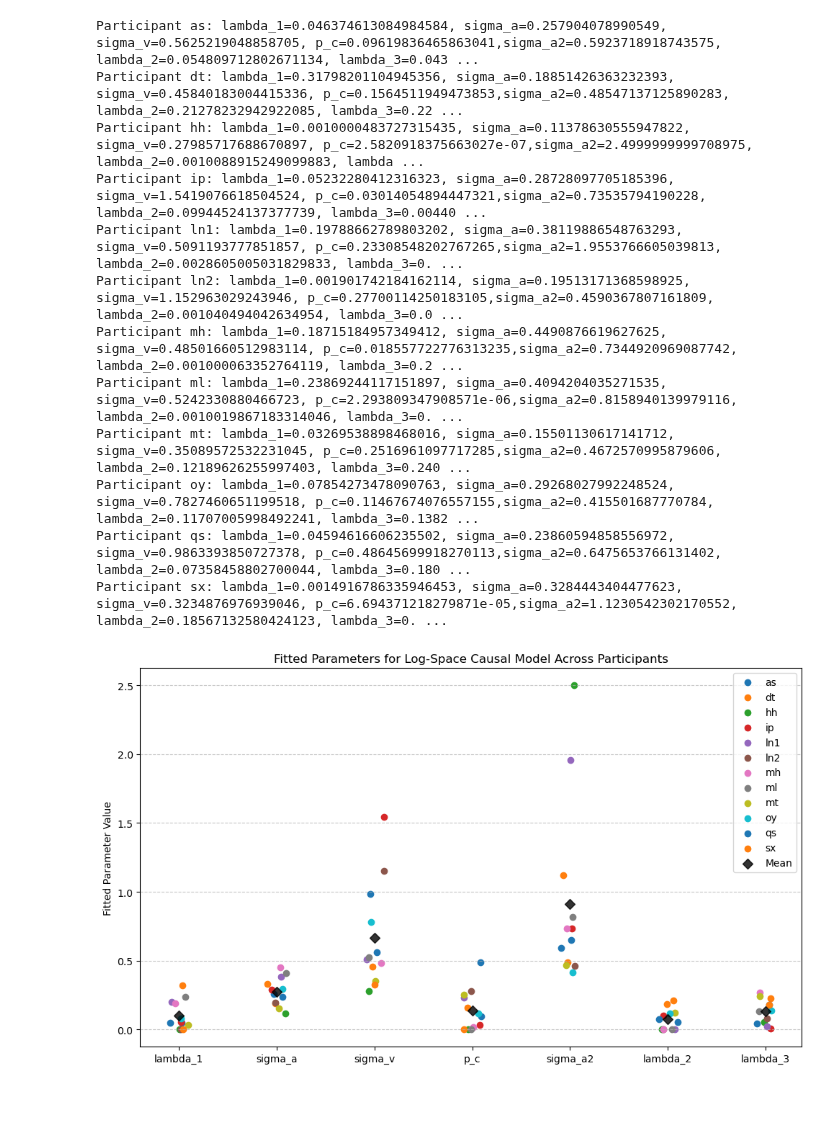
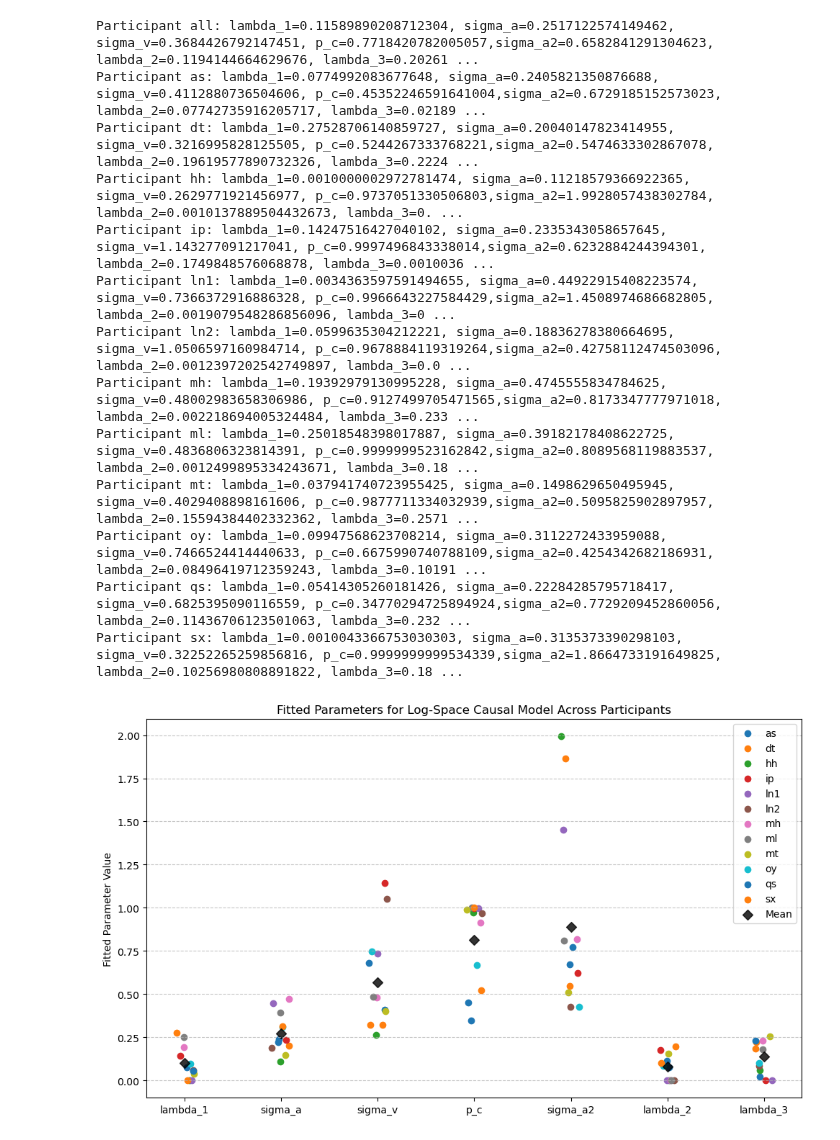
Before and after one commit to omeryildiran/av-dur-estimation, a Jupyter notebook: modelComparisonTable.ipynb, the cells around one changed output. Saved outputs shown, nothing was run; the diff lists cells and outputs as text; code cells hidden in the pictures; blank space fills up the shorter version.

```diff
--- a/modelComparisonTable.ipynb
+++ b/modelComparisonTable.ipynb
@@ -22,7 +22,7 @@ def load_all_model_results():
 
     for file_path in json_files:
         # if in filename "all_all", skip
-        if "all" in os.path.basename(file_path):
+        if "alls" in os.path.basename(file_path):
             continue
         try:
             with open(file_path, 'r') as f:
@@ -714,44 +745,45 @@ def plot_parameter_fits(df_results,model_name='Log-Space Causal'):
     parameters = ['lambda_1', 'sigma_a', 'sigma_v', 'p_c', 'sigma_a2', 'lambda_2', 'lambda_3']
     x_positions = np.arange(len(parameters))
     for pid in participantIDs:
         if pid=='all':
             # color='red'
             # fits = paramFits[pid]
             # y_values = [fits[param] for param in parameters]
             # plt.scatter(x_positions, y_values, label=pid, color=color, s=100, edgecolor='red')
             continue
         fits = paramFits[pid]
         y_values = [fits[param] for param in parameters]
         # Add jitter to x positions
         jitter = np.random.uniform(-0.1, 0.1, size=len(parameters))
         plt.scatter(x_positions + jitter, y_values, label=pid)
 
     # Add mean markers for each parameter
     for i, param in enumerate(parameters):
         mean_value = np.mean([paramFits[pid][param] for pid in participantIDs])
         plt.scatter(i, mean_value, color='black', marker='D', s=50, alpha=0.8,label='Mean' if i == 0 else "")
 
     plt.xticks(x_positions, parameters)
     plt.ylabel('Fitted Parameter Value')
     plt.title('Fitted Parameters for Log-Space Causal Model Across Participants')
     plt.legend()
     plt.grid(axis='y', linestyle='--', alpha=0.7)
     plt.tight_layout()
     plt.show()
 
 
-plot_parameter_fits(df_results,model_name='prob-Matching-Log')
+plot_parameter_fits(df_results,model_name='Log-Space Causal')
 # %% [output]
-Participant as: lambda_1=0.046374613084984584, sigma_a=0.257904078990549, sigma_v=0.5625219048858705, p_c=0.09619836465863041,sigma_a2=0.5923718918743575, lambda_2=0.054809712802671134, lambda_3=0.043 ...
-Participant dt: lambda_1=0.31798201104945356, sigma_a=0.18851426363232393, sigma_v=0.45840183004415336, p_c=0.1564511949473853,sigma_a2=0.48547137125890283, lambda_2=0.21278232942922085, lambda_3=0.22 ...
-Participant hh: lambda_1=0.0010000483727315435, sigma_a=0.11378630555947822, sigma_v=0.27985717688670897, p_c=2.5820918375663027e-07,sigma_a2=2.4999999999708975, lambda_2=0.0010088915249099883, lambda ...
-Participant ip: lambda_1=0.05232280412316323, sigma_a=0.28728097705185396, sigma_v=1.5419076618504524, p_c=0.03014054894447321,sigma_a2=0.73535794190228, lambda_2=0.09944524137377739, lambda_3=0.00440 ...
-Participant ln1: lambda_1=0.19788662789803202, sigma_a=0.38119886548763293, sigma_v=0.5091193777851857, p_c=0.23308548202767265,sigma_a2=1.9553766605039813, lambda_2=0.0028605005031829833, lambda_3=0. ...
-Participant ln2: lambda_1=0.001901742184162114, sigma_a=0.19513171368598925, sigma_v=1.152963029243946, p_c=0.27700114250183105,sigma_a2=0.4590367807161809, lambda_2=0.001040494042634954, lambda_3=0.0 ...
-Participant mh: lambda_1=0.18715184957349412, sigma_a=0.4490876619627625, sigma_v=0.48501660512983114, p_c=0.018557722776313235,sigma_a2=0.7344920969087742, lambda_2=0.001000063352764119, lambda_3=0.2 ...
-Participant ml: lambda_1=0.23869244117151897, sigma_a=0.4094204035271535, sigma_v=0.5242330880466723, p_c=2.293809347908571e-06,sigma_a2=0.8158940139979116, lambda_2=0.0010019867183314046, lambda_3=0. ...
-Participant mt: lambda_1=0.03269538898468016, sigma_a=0.15501130617141712, sigma_v=0.35089572532231045, p_c=0.2516961097717285,sigma_a2=0.4672570995879606, lambda_2=0.12189626255997403, lambda_3=0.240 ...
-Participant oy: lambda_1=0.07854273478090763, sigma_a=0.29268027992248524, sigma_v=0.7827460651199518, p_c=0.11467674076557155,sigma_a2=0.415501687770784, lambda_2=0.11707005998492241, lambda_3=0.1382 ...
-Participant qs: lambda_1=0.04594616606235502, sigma_a=0.23860594858556972, sigma_v=0.9863393850727378, p_c=0.48645699918270113,sigma_a2=0.6475653766131402, lambda_2=0.07358458802700044, lambda_3=0.180 ...
-Participant sx: lambda_1=0.0014916786335946453, sigma_a=0.3284443404477623, sigma_v=0.3234876976939046, p_c=6.694371218279871e-05,sigma_a2=1.1230542302170552, lambda_2=0.18567132580424123, lambda_3=0. ...
+Participant all: lambda_1=0.11589890208712304, sigma_a=0.2517122574149462, sigma_v=0.3684426792147451, p_c=0.7718420782005057,sigma_a2=0.6582841291304623, lambda_2=0.1194144664629676, lambda_3=0.20261 ...
+Participant as: lambda_1=0.0774992083677648, sigma_a=0.2405821350876688, sigma_v=0.4112880736504606, p_c=0.45352246591641004,sigma_a2=0.6729185152573023, lambda_2=0.07742735916205717, lambda_3=0.02189 ...
+Participant dt: lambda_1=0.27528706140859727, sigma_a=0.20040147823414955, sigma_v=0.3216995828125505, p_c=0.5244267333768221,sigma_a2=0.5474633302867078, lambda_2=0.19619577890732326, lambda_3=0.2224 ...
+Participant hh: lambda_1=0.0010000002972781474, sigma_a=0.11218579366922365, sigma_v=0.2629771921456977, p_c=0.9737051330506803,sigma_a2=1.9928057438302784, lambda_2=0.0010137889504432673, lambda_3=0. ...
+Participant ip: lambda_1=0.14247516427040102, sigma_a=0.2335343058657645, sigma_v=1.143277091217041, p_c=0.9997496843338014,sigma_a2=0.6232884244394301, lambda_2=0.1749848576068878, lambda_3=0.0010036 ...
+Participant ln1: lambda_1=0.0034363597591494655, sigma_a=0.44922915408223574, sigma_v=0.7366372916886328, p_c=0.9966643227584429,sigma_a2=1.4508974686682805, lambda_2=0.0019079548286856096, lambda_3=0 ...
+Participant ln2: lambda_1=0.0599635304212221, sigma_a=0.18836278380664695, sigma_v=1.0506597160984714, p_c=0.9678884119319264,sigma_a2=0.42758112474503096, lambda_2=0.0012397202542749897, lambda_3=0.0 ...
+Participant mh: lambda_1=0.19392979130995228, sigma_a=0.4745555834784625, sigma_v=0.48002983658306986, p_c=0.9127499705471565,sigma_a2=0.8173347777971018, lambda_2=0.002218694005324484, lambda_3=0.233 ...
+Participant ml: lambda_1=0.25018548398017887, sigma_a=0.39182178408622725, sigma_v=0.4836806323814391, p_c=0.9999999523162842,sigma_a2=0.8089568119883537, lambda_2=0.0012499895334243671, lambda_3=0.18 ...
+Participant mt: lambda_1=0.037941740723955425, sigma_a=0.1498629650495945, sigma_v=0.4029408898161606, p_c=0.9877711334032939,sigma_a2=0.5095825902897957, lambda_2=0.15594384402332362, lambda_3=0.2571 ...
+Participant oy: lambda_1=0.09947568623708214, sigma_a=0.3112272433959088, sigma_v=0.7466524414440633, p_c=0.6675990740788109,sigma_a2=0.4254342682186931, lambda_2=0.08496419712359243, lambda_3=0.10191 ...
+Participant qs: lambda_1=0.05414305260181426, sigma_a=0.22284285795718417, sigma_v=0.6825395090116559, p_c=0.34770294725894924,sigma_a2=0.7729209452860056, lambda_2=0.11436706123501063, lambda_3=0.232 ...
+Participant sx: lambda_1=0.0010043366753030303, sigma_a=0.3135373390298103, sigma_v=0.32252265259856816, p_c=0.9999999999534339,sigma_a2=1.8664733191649825, lambda_2=0.10256980808891822, lambda_3=0.18 ...
-[figure, old version]
+[figure, new version]
```
Also changed, not shown: parts of 9 cells of this notebook, 52 other files.
